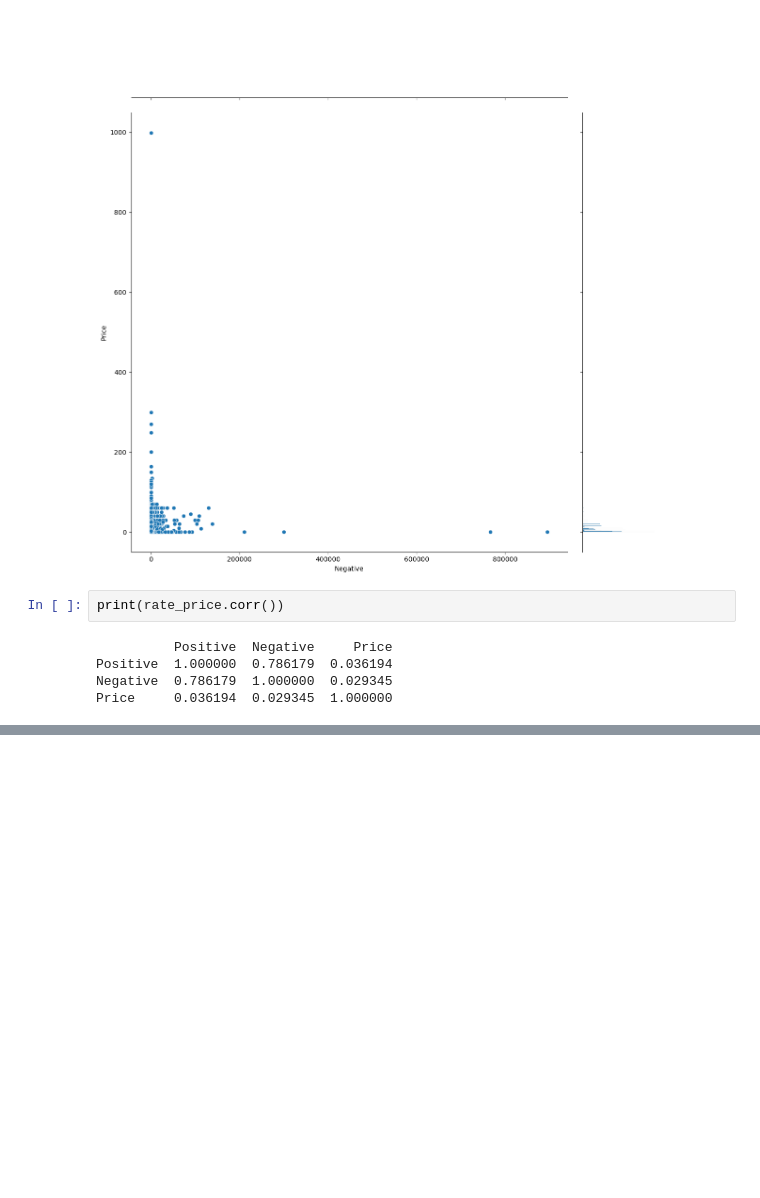
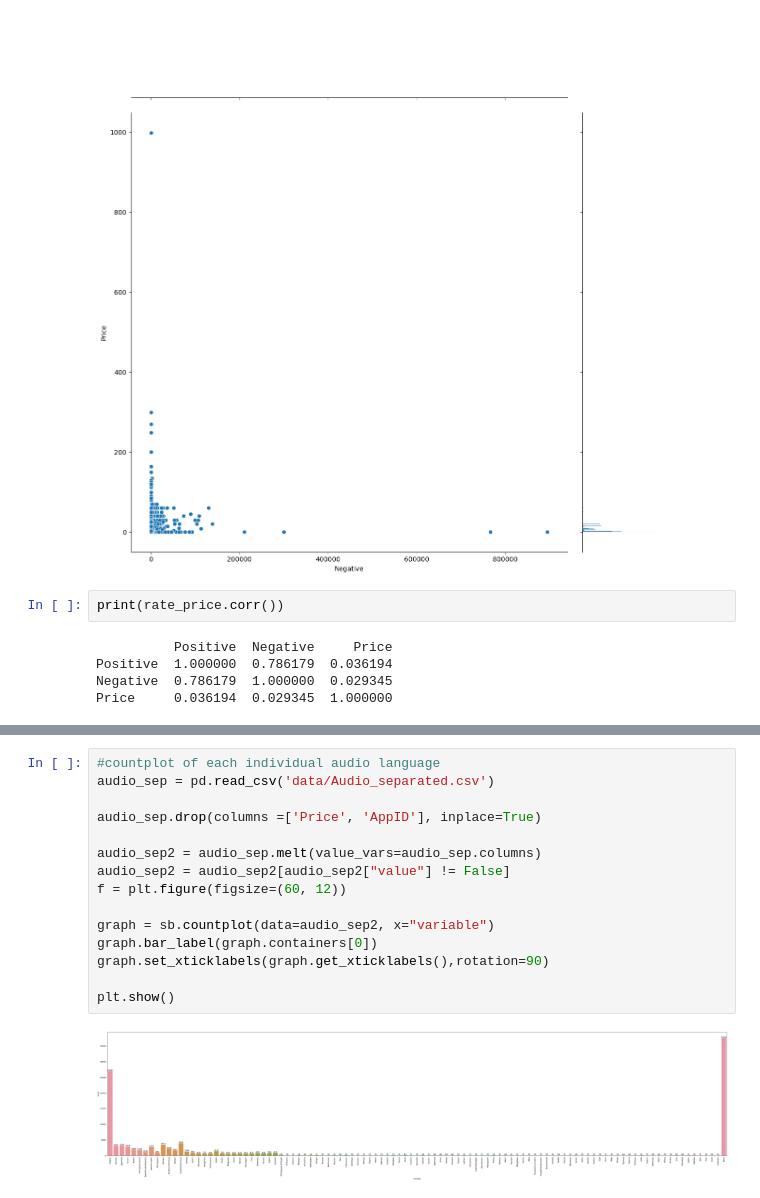
Before and after one commit to CollCyx/SC1015-Mini-Project, a Jupyter notebook: ExploratoryAnalysis.ipynb, the cells around one changed output, grey strips where cells are left out. Cells and saved outputs as stored; diff of their text form; blank space fills up the shorter version.

```diff
--- a/ExploratoryAnalysis.ipynb
+++ b/ExploratoryAnalysis.ipynb
@@ -179,0 +336,17 @@ Price     0.036194  0.029345  1.000000
+# %%
+#countplot of each individual audio language
+audio_sep = pd.read_csv('data/Audio_separated.csv')
+
+audio_sep.drop(columns =['Price', 'AppID'], inplace=True)
+
+audio_sep2 = audio_sep.melt(value_vars=audio_sep.columns)
+audio_sep2 = audio_sep2[audio_sep2["value"] != False]
+f = plt.figure(figsize=(60, 12))
+
+graph = sb.countplot(data=audio_sep2, x="variable")
+graph.bar_label(graph.containers[0])
+graph.set_xticklabels(graph.get_xticklabels(),rotation=90)
+
+plt.show()
+# %% [output]
+[figure, added]
```
Also changed, not shown: parts of 12 cells of this notebook, 3 other files.
